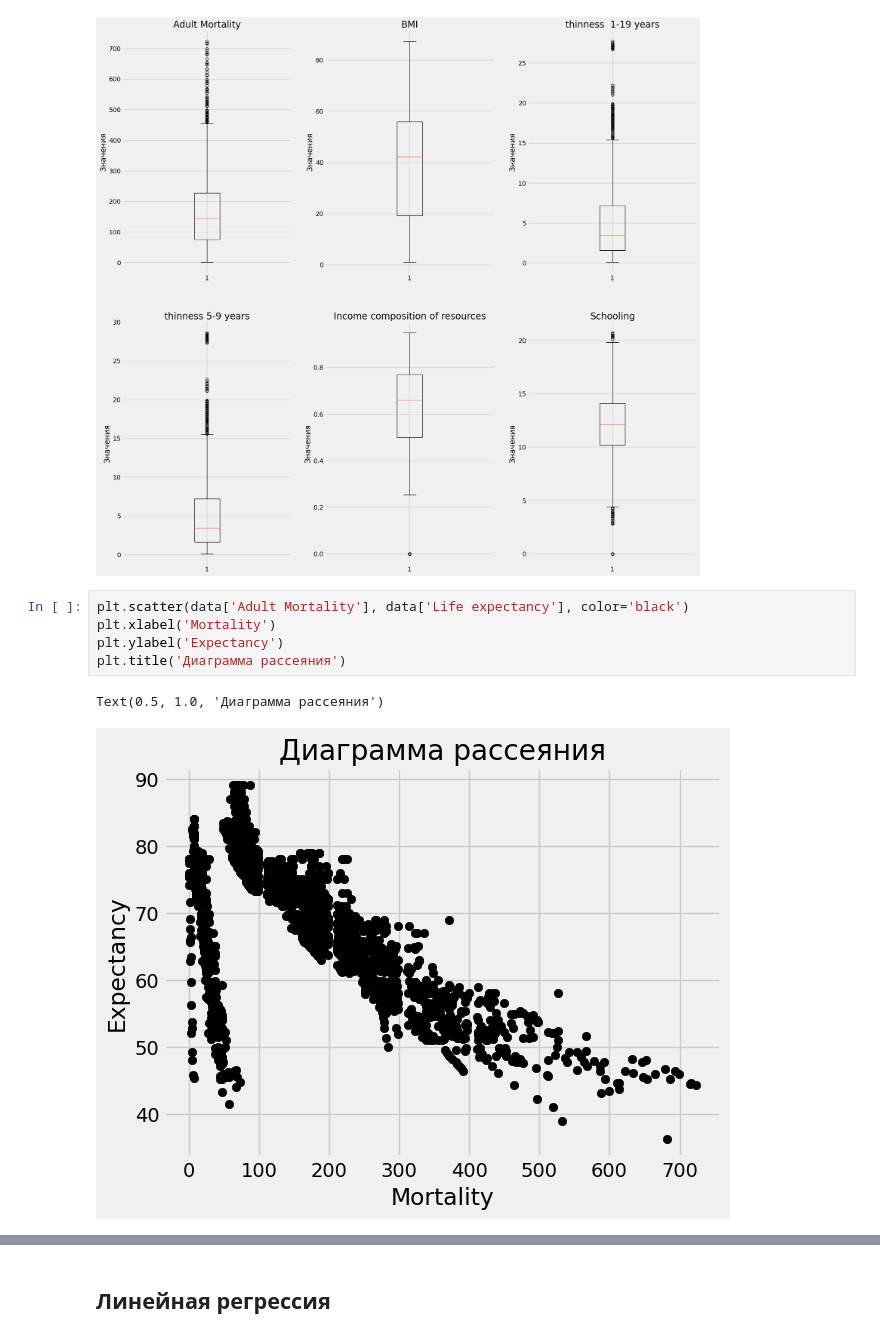
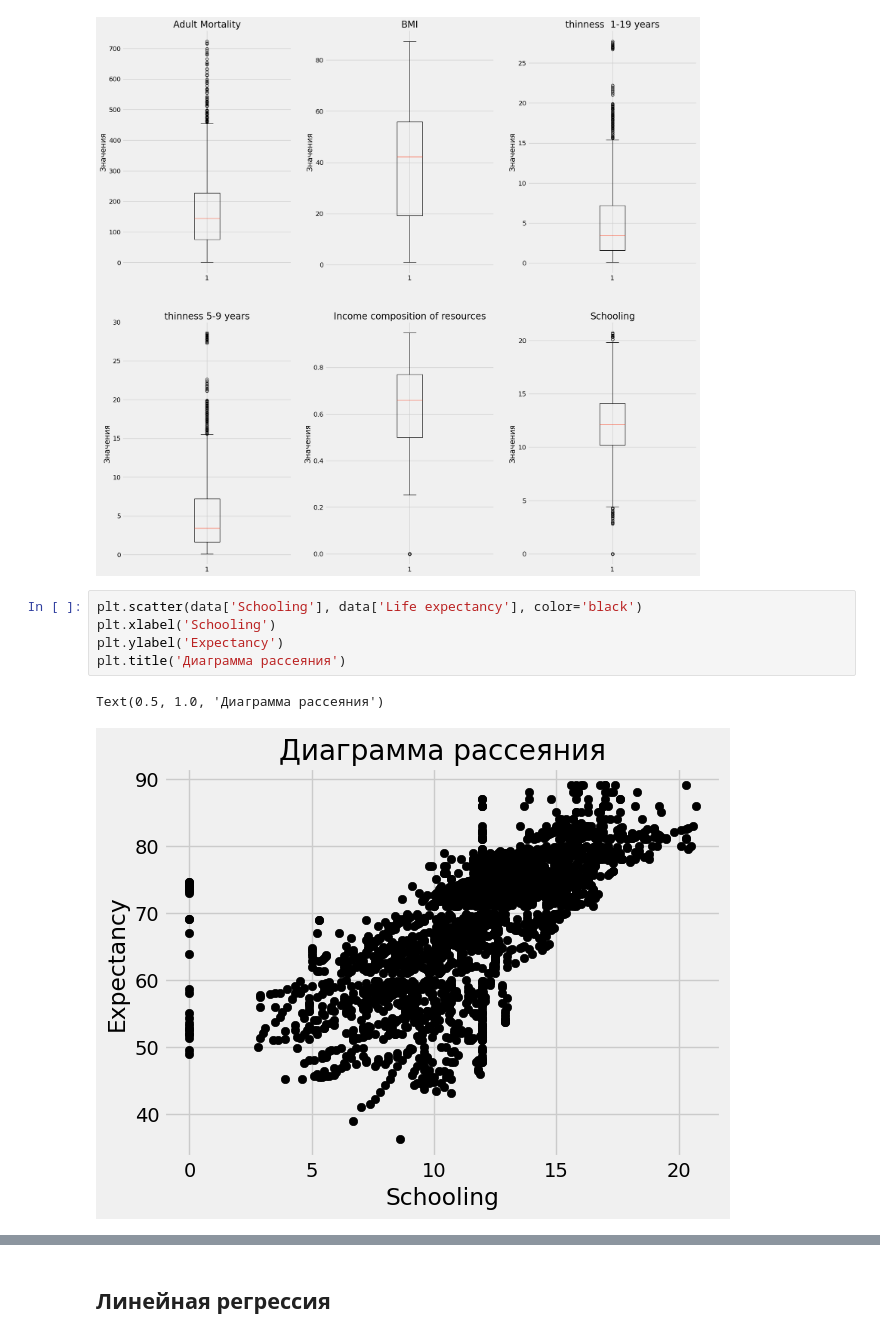
Before and after one commit to LlirikOknessu/tpu-8e22-ML-course, a Jupyter notebook: Shtefan/Untitled.ipynb, the cells around one changed output, grey strips where cells are left out. Cells and saved outputs as stored; diff of their text form.

Commit message:
Set 2 data set 1

```diff
--- a/Shtefan/Untitled.ipynb
+++ b/Shtefan/Untitled.ipynb
@@ -128,10 +128,10 @@ plt.show()
 # %% [output]
 [figure]
 # %%
-plt.scatter(data['Adult Mortality'], data['Life expectancy'], color='black')
-plt.xlabel('Mortality')
+plt.scatter(data['Schooling'], data['Life expectancy'], color='black')
+plt.xlabel('Schooling')
 plt.ylabel('Expectancy')
 plt.title('Диаграмма рассеяния')
 # %% [output]
 Text(0.5, 1.0, 'Диаграмма рассеяния')
-[figure, old version]
+[figure, new version]
```
Also changed, not shown: parts of 5 cells of this notebook, 1 other file.
